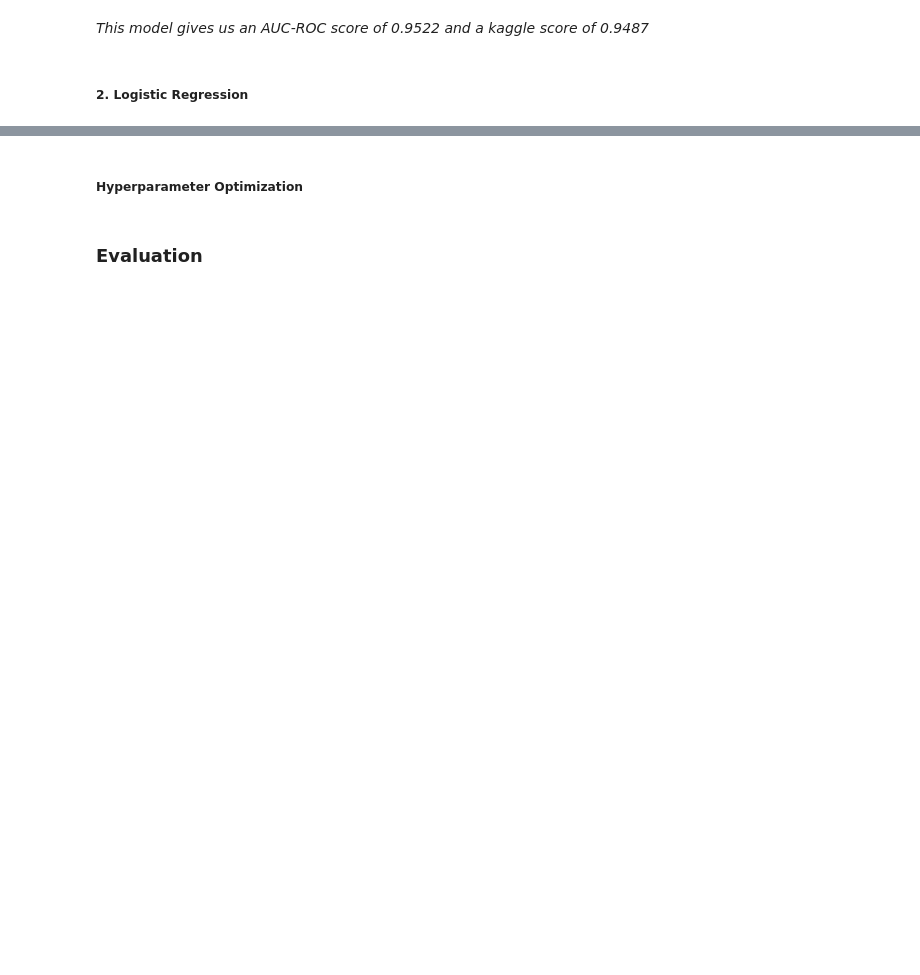
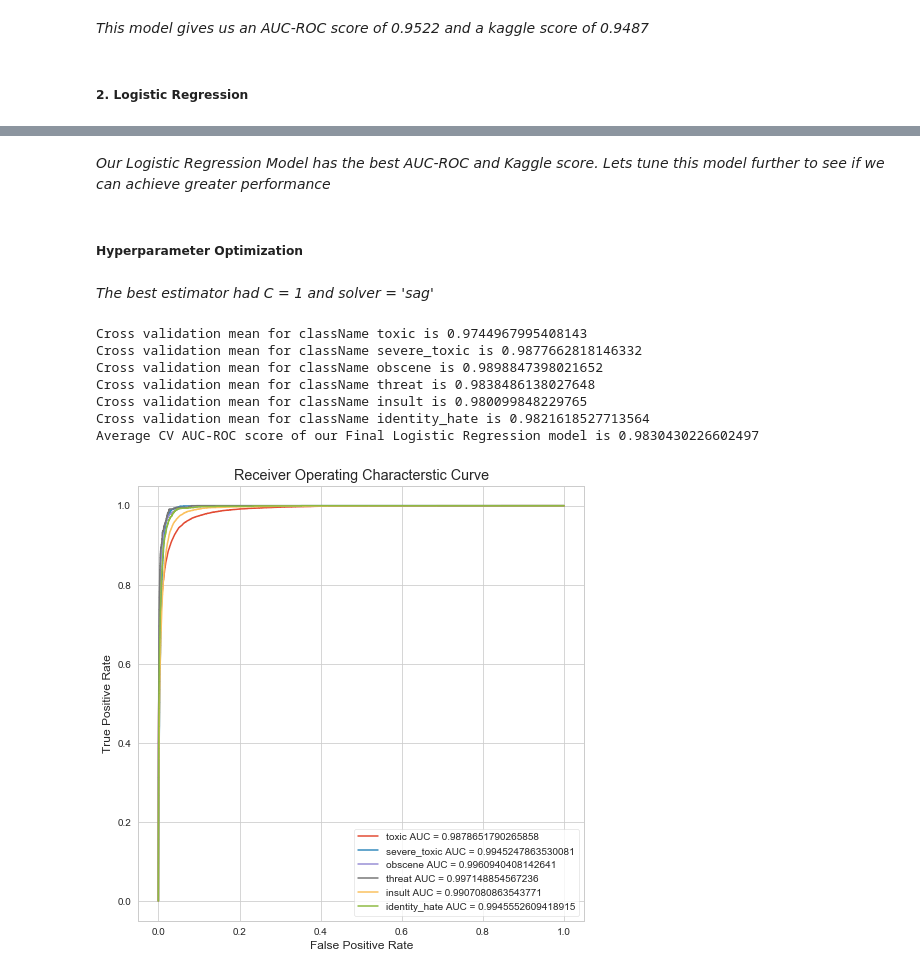
Before and after one commit to ishansoni22/UdacityML, a Jupyter notebook: ml_advance_capstone/notebook.ipynb, the cells around one changed output, grey strips where cells are left out. Cells and saved outputs as stored; diff of their text form; code cells hidden in the pictures; blank space fills up the shorter version.

```diff
--- a/ml_advance_capstone/notebook.ipynb
+++ b/ml_advance_capstone/notebook.ipynb
@@ -543,6 +550,7 @@ tfidfWordsVec = TfidfVectorizer(max_df = 1.0,
 tfidfWordsVec.fit(allText)
 tfidfWordsTrain = tfidfWordsVec.transform(train["comment_text"])
 tfidfWordsHoldout = tfidfWordsVec.transform(holdout["comment_text"])
+unseenRandomTextsWordFeatures = tfidfWordsVec.transform(unseenRandomTexts)
 
 # Character Features. People often try to obfuscate bad words with additional characters.
 # Using character n-grams can potentially detect those.
@@ -556,6 +564,7 @@ tfidfCharVec = TfidfVectorizer(ngram_range = (2, 6),
 tfidfCharVec.fit(allText)
 tfidfCharTrain = tfidfCharVec.transform(train["comment_text"])
 tfidfCharHoldout = tfidfCharVec.transform(holdout["comment_text"])
+unseenRandomTextsCharFeatures = tfidfCharVec.transform(unseenRandomTexts)
 
 # Combine the two feature vectors using (hstack)[https://docs.scipy.org/doc/scipy/reference/generated/scipy.sparse.hstack.html]
 # hstack stacks sparse matrices horizontally (column wise)
@@ -563,3 +572,4 @@ tfidfCharHoldout = tfidfCharVec.transform(holdout["comment_text"])
 from scipy.sparse import hstack
 trainFeatures = hstack([tfidfWordsTrain, tfidfCharTrain])
 holdoutFeatures = hstack([tfidfWordsHoldout, tfidfCharHoldout])
+unseenRandomTextsFeatures = hstack([unseenRandomTextsWordFeatures, unseenRandomTextsCharFeatures])
@@ -618,2 +648,4 @@ _This model gives us an AUC-ROC score of 0.9522 and a kaggle score of 0.9487_
+# %% [markdown]
+_Our Logistic Regression Model has the best AUC-ROC and Kaggle score. Lets tune this model further to see if we can achieve greater performance_
 # %% [markdown]
 ##### Hyperparameter Optimization
@@ -622,2 +651,0 @@ _This model gives us an AUC-ROC score of 0.9522 and a kaggle score of 0.9487_
-# %% [markdown]
-### Evaluation
@@ -623,0 +666,43 @@ _This model gives us an AUC-ROC score of 0.9522 and a kaggle score of 0.9487_
+# %% [markdown]
+_The best estimator had C = 1 and solver = 'sag'_
+# %%
+from sklearn import metrics
+import scikitplot as skplt
+
+scores = []
+submissionFinal = pd.DataFrame.from_dict({'id': holdout['id']})
+unseenRandom = pd.DataFrame.from_dict({'text': unseenRandomTextsArray})
+for className in classNames:
+    model = LogisticRegression(C = 1, solver = 'sag', random_state = 0)
+    cv_scores = cross_val_score(model, trainFeatures, train[className], cv = 3, scoring = "roc_auc")
+    mean_cv_score = np.mean(cv_scores)
+    print("Cross validation mean for className {} is {}".format(className, mean_cv_score))
+    scores.append(mean_cv_score)
+
+    model.fit(trainFeatures, train[className])
+    y_pred_proba = model.predict_proba(holdoutFeatures)[:, 1]
+    submissionFinal[className] = y_pred_proba
+    fpr, tpr, _ = metrics.roc_curve(train[className],  model.predict_proba(trainFeatures)[:, 1])
+    auc = metrics.roc_auc_score(train[className], model.predict_proba(trainFeatures)[:, 1])
+    fig = plt.gcf()
+    fig.set_size_inches(8, 8)
+    plt.plot(fpr, tpr, label = className + " AUC = " + str(auc))
+    plt.legend(loc = 4)
+    plt.title("Receiver Operating Characterstic Curve")
+    plt.xlabel("False Positive Rate")
+    plt.ylabel("True Positive Rate")
+    unseenRandom[className] = model.predict_proba(unseenRandomTextsFeatures)[:, 1]
+
+print('Average CV AUC-ROC score of our Final Logistic Regression model is {}'.format(np.mean(scores)))
+
+submissionFinal.to_csv('submissionFinal.csv', index = False)
+plt.savefig("./images/auc.png")
+# %% [output]
+Cross validation mean for className toxic is 0.9744967995408143
+Cross validation mean for className severe_toxic is 0.9877662818146332
+Cross validation mean for className obscene is 0.9898847398021652
+Cross validation mean for className threat is 0.9838486138027648
+Cross validation mean for className insult is 0.980099848229765
+Cross validation mean for className identity_hate is 0.9821618527713564
+Average CV AUC-ROC score of our Final Logistic Regression model is 0.9830430226602497
+[figure, added]
```
Also changed, not shown: parts of 24 cells of this notebook, 18 other files.
